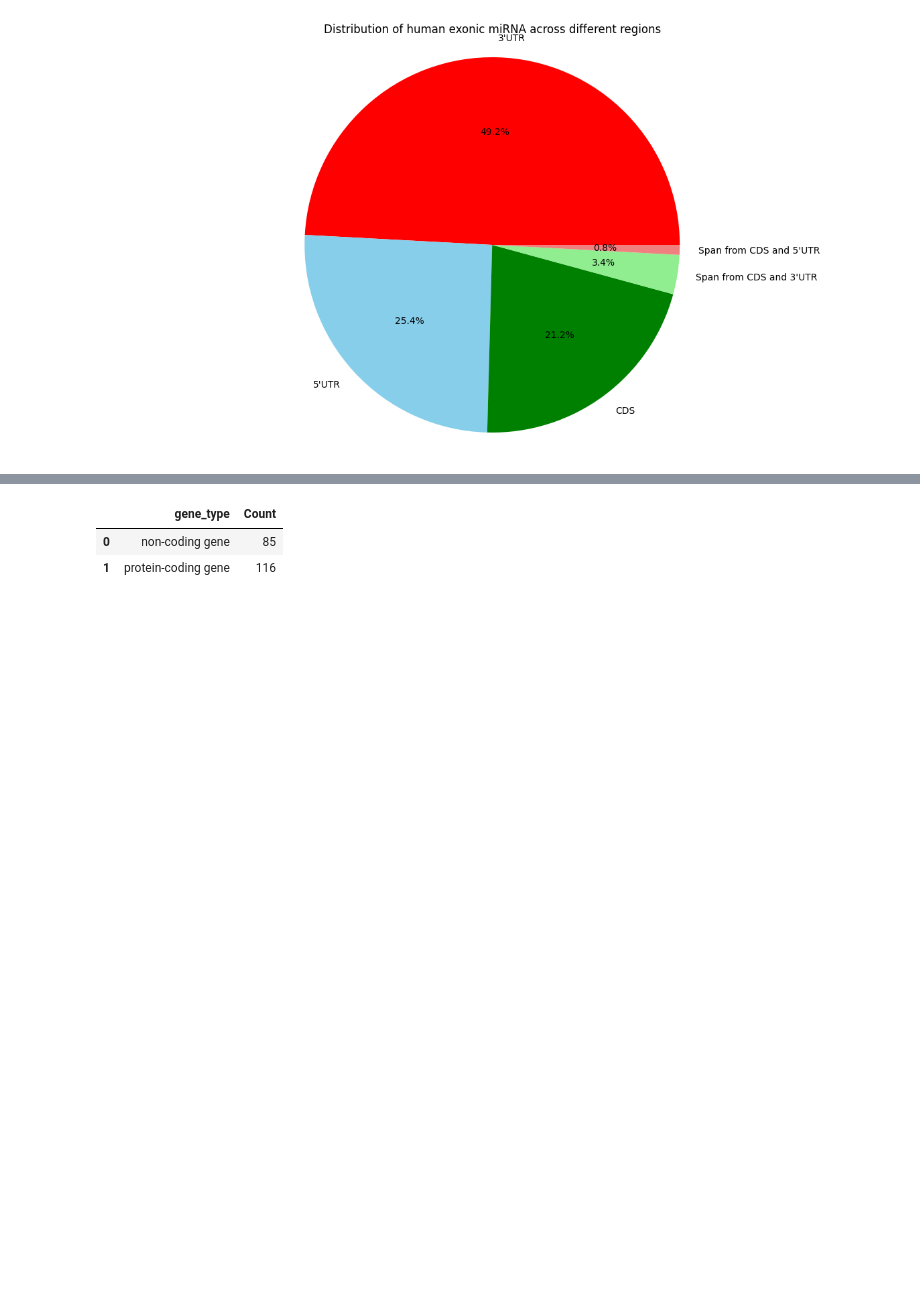
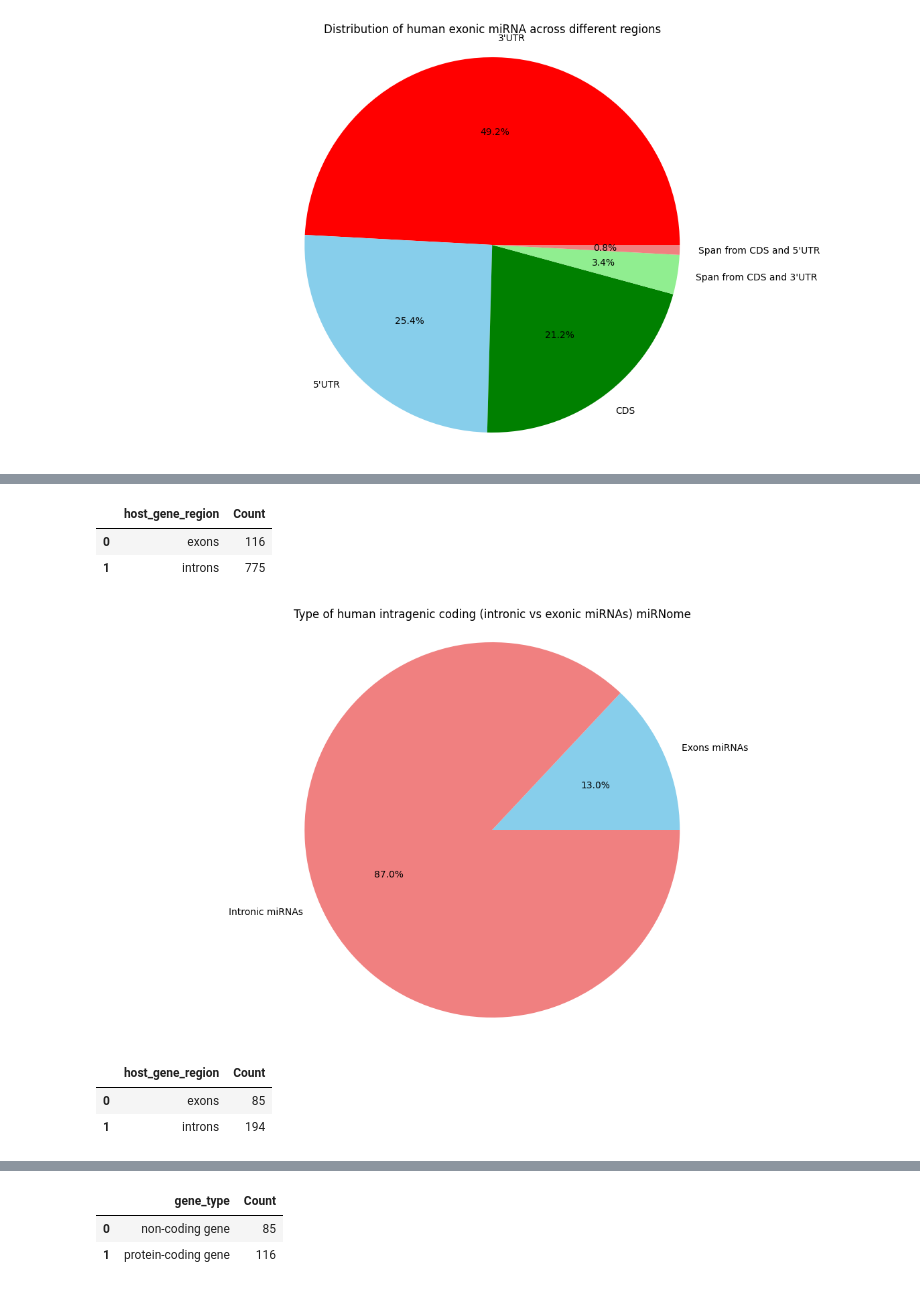
Before and after one commit to TyronChang/Exonic-microRNA-analysis, a Jupyter notebook: Human_miR_analysis_ 70724.ipynb, the cells around one changed output, grey strips where cells are left out. Cells and saved outputs as stored; diff of their text form; code cells hidden in the pictures; blank space fills up the shorter version.

```diff
--- a/Human_miR_analysis_ 70724.ipynb
+++ b/Human_miR_analysis_ 70724.ipynb
@@ -910,0 +1192,2 @@ plt.show()
+# %%
+human_intramiR_gene_type=pd.concat([human_intramiR_exonic_gene_type,human_intramiR_intronic_gene_type],axis=0)
@@ -910,0 +1210,26 @@ plt.show()
+# %%
+hg_intramiR_coding=human_intramiR_gene_type.loc[human_intramiR_gene_type['gene_type']=="protein-coding gene"]
+# %%
+hg_intramiR_coding=hg_intramiR_coding.groupby(hg_intramiR_coding['host_gene_region']).size().reset_index(name='Count')
+# %%
+hg_intramiR_coding
+# %% [output]
+|  | host_gene_region | Count |
+| 0 | exons | 116 |
+| 1 | introns | 775 |
+# %%
+hg_exonic_intramiR_coding= hg_intramiR_coding[hg_intramiR_coding['host_gene_region']=='exons'].sum()
+hg_intronic_intramiR_coding= hg_intramiR_coding[hg_intramiR_coding['host_gene_region']=='introns'].sum()
+# %%
+#Human miR loci distribution pie Chart
+labels = ['Exons miRNAs', 'Intronic miRNAs']
+sizes = [hg_exonic_intramiR_coding['Count'], hg_intronic_intramiR_coding['Count']]
+colors = ['skyblue','lightcoral', ]
+plt.figure(figsize=(15, 8))
+plt.pie(sizes, labels=labels, colors=colors, autopct='%1.1f%%')
+plt.axis('equal')  # Equal aspect ratio ensures that pie is drawn as a circle
+plt.title('Type of human intragenic coding (intronic vs exonic miRNAs) miRNome')
+plt.savefig(f'{current_dir}/Human_eps_file/Type of human intragenic coding (intronic vs exonic miRNAs) miRNome.eps')
+plt.show()
+# %% [output]
+[figure, added]
@@ -910,0 +1240,6 @@ plt.show()
+# %%
+hg_intramiR_noncoding
+# %% [output]
+|  | host_gene_region | Count |
+| 0 | exons | 85 |
+| 1 | introns | 194 |
```
Also changed, not shown: parts of 84 cells of this notebook, 25 other files.
